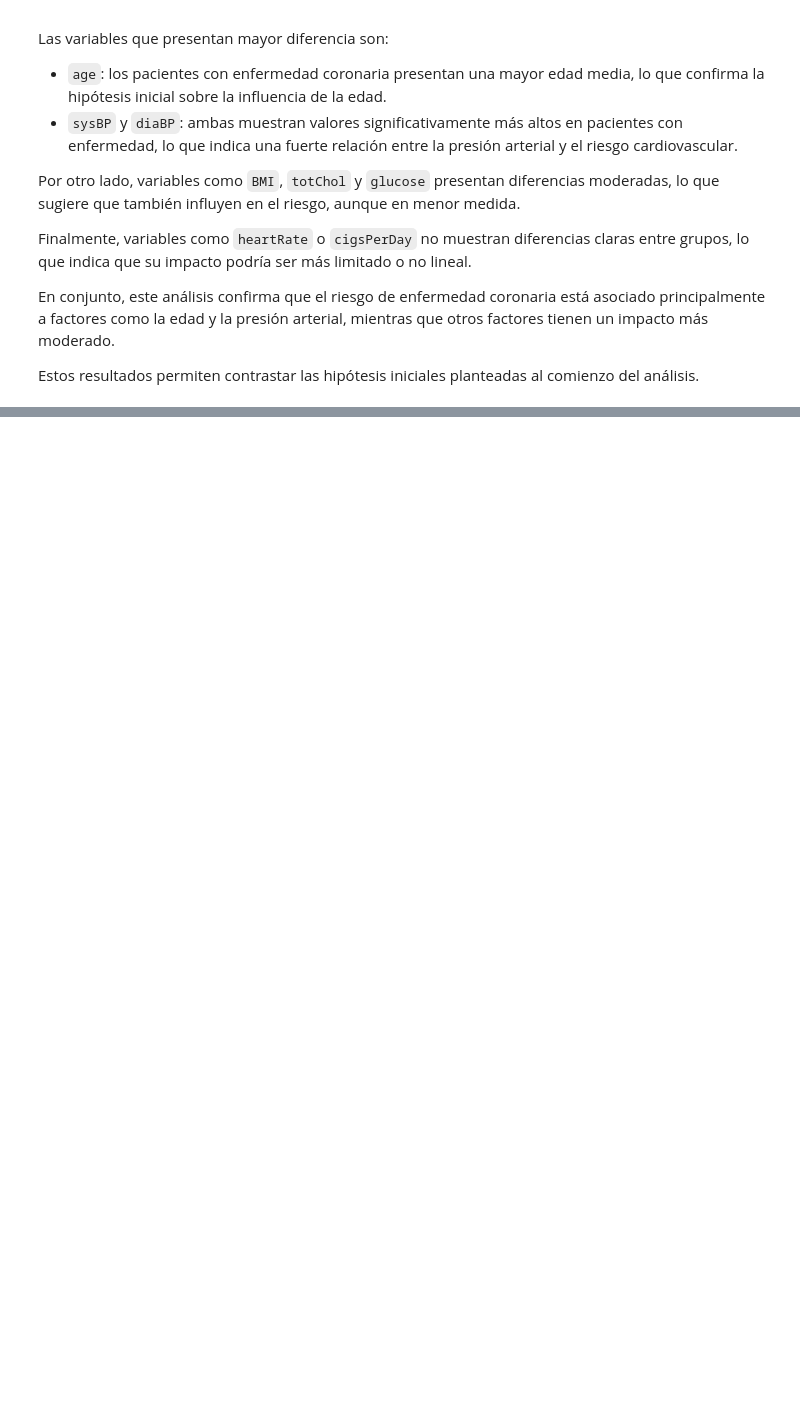
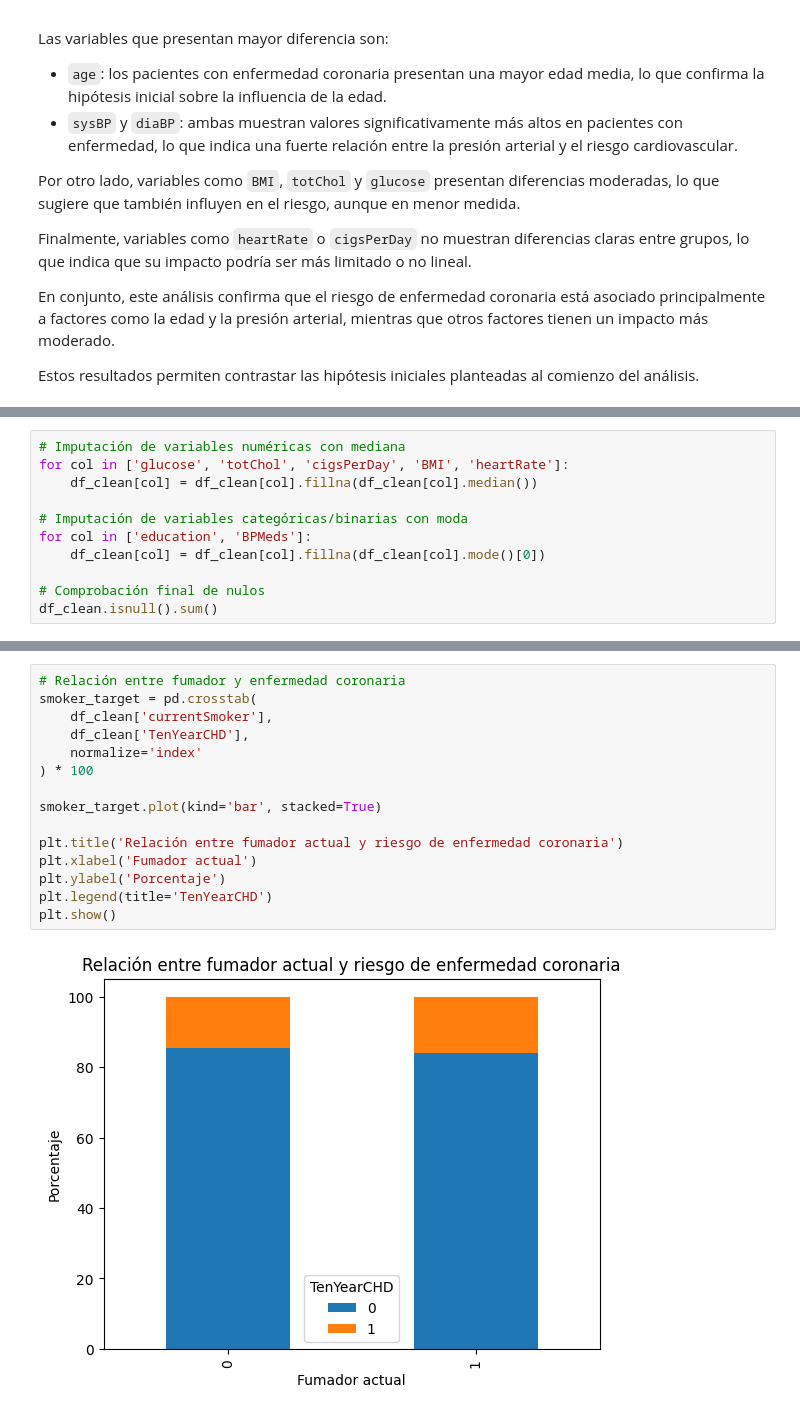
Before and after one commit to ttegarau41-sudo/proyecto_final_eda, a Jupyter notebook: src/proyecto.ipynb, the cells around one changed output, grey strips where cells are left out. Drawn from its saved outputs; the diff is of its cells as text; blank space fills up the shorter version.

```diff
--- a/src/proyecto.ipynb
+++ b/src/proyecto.ipynb
@@ -621,0 +664,11 @@ Estos resultados permiten contrastar las hipótesis iniciales planteadas al comi
+# %%
+# Imputación de variables numéricas con mediana
+for col in ['glucose', 'totChol', 'cigsPerDay', 'BMI', 'heartRate']:
+    df_clean[col] = df_clean[col].fillna(df_clean[col].median())
+
+# Imputación de variables categóricas/binarias con moda
+for col in ['education', 'BPMeds']:
+    df_clean[col] = df_clean[col].fillna(df_clean[col].mode()[0])
+
+# Comprobación final de nulos
+df_clean.isnull().sum()
@@ -621,0 +866,17 @@ Estos resultados permiten contrastar las hipótesis iniciales planteadas al comi
+# %%
+# Relación entre fumador y enfermedad coronaria
+smoker_target = pd.crosstab(
+    df_clean['currentSmoker'],
+    df_clean['TenYearCHD'],
+    normalize='index'
+) * 100
+
+smoker_target.plot(kind='bar', stacked=True)
+
+plt.title('Relación entre fumador actual y riesgo de enfermedad coronaria')
+plt.xlabel('Fumador actual')
+plt.ylabel('Porcentaje')
+plt.legend(title='TenYearCHD')
+plt.show()
+# %% [output]
+[figure, added]
```
Also changed, not shown: parts of 27 cells of this notebook, 4 other files.
